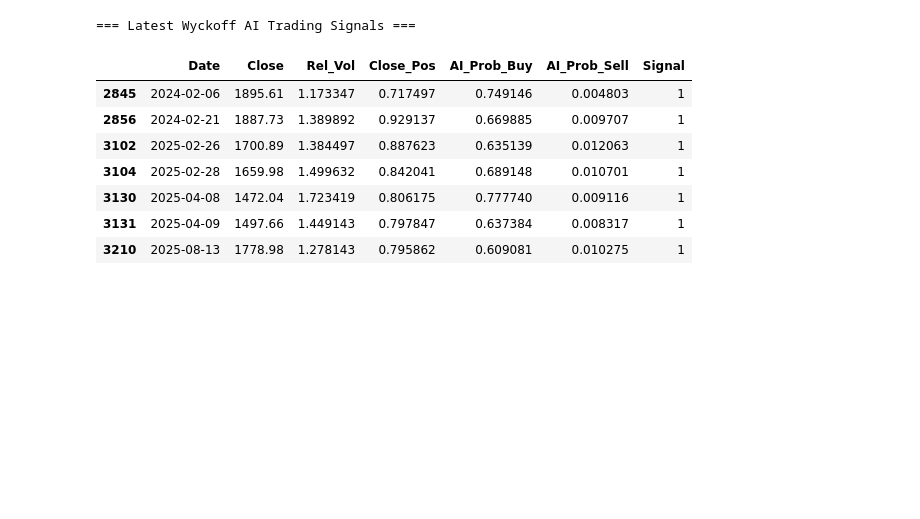
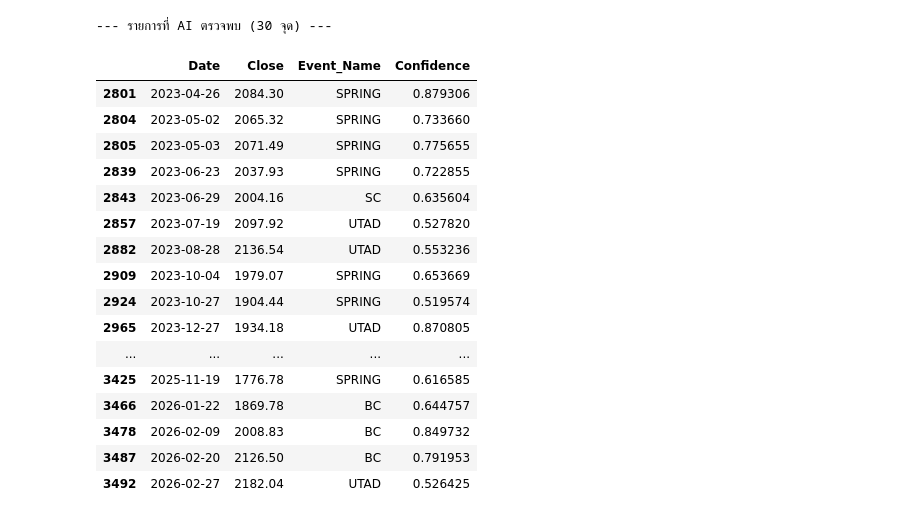
Before and after one commit to hilmanyusoh/stock_pattern, a Jupyter notebook: model/wyckoff_pattern_ml.ipynb, the cells around one changed output. Drawn from its saved outputs; the diff is of its cells as text; code cells hidden in the pictures; blank space fills up the shorter version.

```diff
--- a/model/wyckoff_pattern_ml.ipynb
+++ b/model/wyckoff_pattern_ml.ipynb
@@ -372,0 +98,25 @@ weighted avg       0.93      0.95      0.94       669
+# %%
+# 1. สร้าง Lag Features ย้อนหลัง 3 วัน
+base_features = ['Rel_Vol', 'Close_Pos', 'Body_Size', 'Spread', 'Pos_in_Range']
+df_ml = df.copy()
+for i in range(1, 4):
+    for feat in base_features:
+        df_ml[f'{feat}_Lag_{i}'] = df_ml[feat].shift(i)
+
+df_ml = df_ml.dropna().reset_index(drop=True)
+all_features = [col for col in df_ml.columns if any(f in col for f in base_features)]
+
+# 2. Encoding
+le = LabelEncoder()
+df_ml['Encoded_Label'] = le.fit_transform(df_ml['Label'])
+detected_event_names = [idx_to_event[i] for i in le.classes_]
+
+# 3. Train Test Split & Training
+X = df_ml[all_features]
+y = df_ml['Encoded_Label']
+X_train, X_test, y_train, y_test = train_test_split(X, y, test_size=0.2, shuffle=False)
+
+model = XGBClassifier(n_estimators=300, max_depth=6, learning_rate=0.05, objective='multi:softprob', random_state=42, tree_method='hist')
+model.fit(X_train, y_train)
+
+print(f"AI ฝึกเสร็จสิ้น! รู้จักเหตุการณ์: {detected_event_names}")
@@ -439,19 +144,31 @@ plt.show()
-# %%
-# กรองเฉพาะวันที่มีสัญญาณซื้อหรือขาย
-latest_signals = results[results['Signal'] != 0].tail(10)
-
-print("=== Latest Wyckoff AI Trading Signals ===")
-if not latest_signals.empty:
-    display(latest_signals[['Date', 'Close', 'Rel_Vol', 'Close_Pos', 'AI_Prob_Buy', 'AI_Prob_Sell', 'Signal']])
-else:
-    print("ยังไม่พบสัญญาณที่มั่นใจสูงในช่วงนี้")
-# %% [output]
-=== Latest Wyckoff AI Trading Signals ===
-|  | Date | Close | Rel_Vol | Close_Pos | AI_Prob_Buy | AI_Prob_Sell | Signal |
-| 2845 | 2024-02-06 | 1895.61 | 1.173347 | 0.717497 | 0.749146 | 0.004803 | 1 |
-| 2856 | 2024-02-21 | 1887.73 | 1.389892 | 0.929137 | 0.669885 | 0.009707 | 1 |
-| 3102 | 2025-02-26 | 1700.89 | 1.384497 | 0.887623 | 0.635139 | 0.012063 | 1 |
-| 3104 | 2025-02-28 | 1659.98 | 1.499632 | 0.842041 | 0.689148 | 0.010701 | 1 |
-| 3130 | 2025-04-08 | 1472.04 | 1.723419 | 0.806175 | 0.777740 | 0.009116 | 1 |
-| 3131 | 2025-04-09 | 1497.66 | 1.449143 | 0.797847 | 0.637384 | 0.008317 | 1 |
-| 3210 | 2025-08-13 | 1778.98 | 1.278143 | 0.795862 | 0.609081 | 0.010275 | 1 |
+# %%
+y_probs = model.predict_proba(X_test)
+test_results = df_ml.loc[X_test.index].copy()
+test_results['Confidence'] = np.max(y_probs, axis=1)
+test_results['Original_Idx'] = le.inverse_transform(np.argmax(y_probs, axis=1))
+test_results['Event_Name'] = test_results['Original_Idx'].map(idx_to_event)
+
+# กรองเฉพาะจุดที่มั่นใจ > 50%
+detected_events = test_results[(test_results['Event_Name'] != 'Normal') & (test_results['Confidence'] > 0.5)].copy()
+
+print(f"--- รายการที่ AI ตรวจพบ ({len(detected_events)} จุด) ---")
+display(detected_events[['Date', 'Close', 'Event_Name', 'Confidence']].head(300))
+# %% [output]
+--- รายการที่ AI ตรวจพบ (30 จุด) ---
+|  | Date | Close | Event_Name | Confidence |
+| 2801 | 2023-04-26 | 2084.30 | SPRING | 0.879306 |
+| 2804 | 2023-05-02 | 2065.32 | SPRING | 0.733660 |
+| 2805 | 2023-05-03 | 2071.49 | SPRING | 0.775655 |
+| 2839 | 2023-06-23 | 2037.93 | SPRING | 0.722855 |
+| 2843 | 2023-06-29 | 2004.16 | SC | 0.635604 |
+| 2857 | 2023-07-19 | 2097.92 | UTAD | 0.527820 |
+| 2882 | 2023-08-28 | 2136.54 | UTAD | 0.553236 |
+| 2909 | 2023-10-04 | 1979.07 | SPRING | 0.653669 |
+| 2924 | 2023-10-27 | 1904.44 | SPRING | 0.519574 |
+| 2965 | 2023-12-27 | 1934.18 | UTAD | 0.870805 |
+| ... | ... | ... | ... | ... |
+| 3425 | 2025-11-19 | 1776.78 | SPRING | 0.616585 |
+| 3466 | 2026-01-22 | 1869.78 | BC | 0.644757 |
+| 3478 | 2026-02-09 | 2008.83 | BC | 0.849732 |
+| 3487 | 2026-02-20 | 2126.50 | BC | 0.791953 |
+| 3492 | 2026-02-27 | 2182.04 | UTAD | 0.526425 |
```
Also changed, not shown: parts of 24 cells of this notebook, 1 other file.
